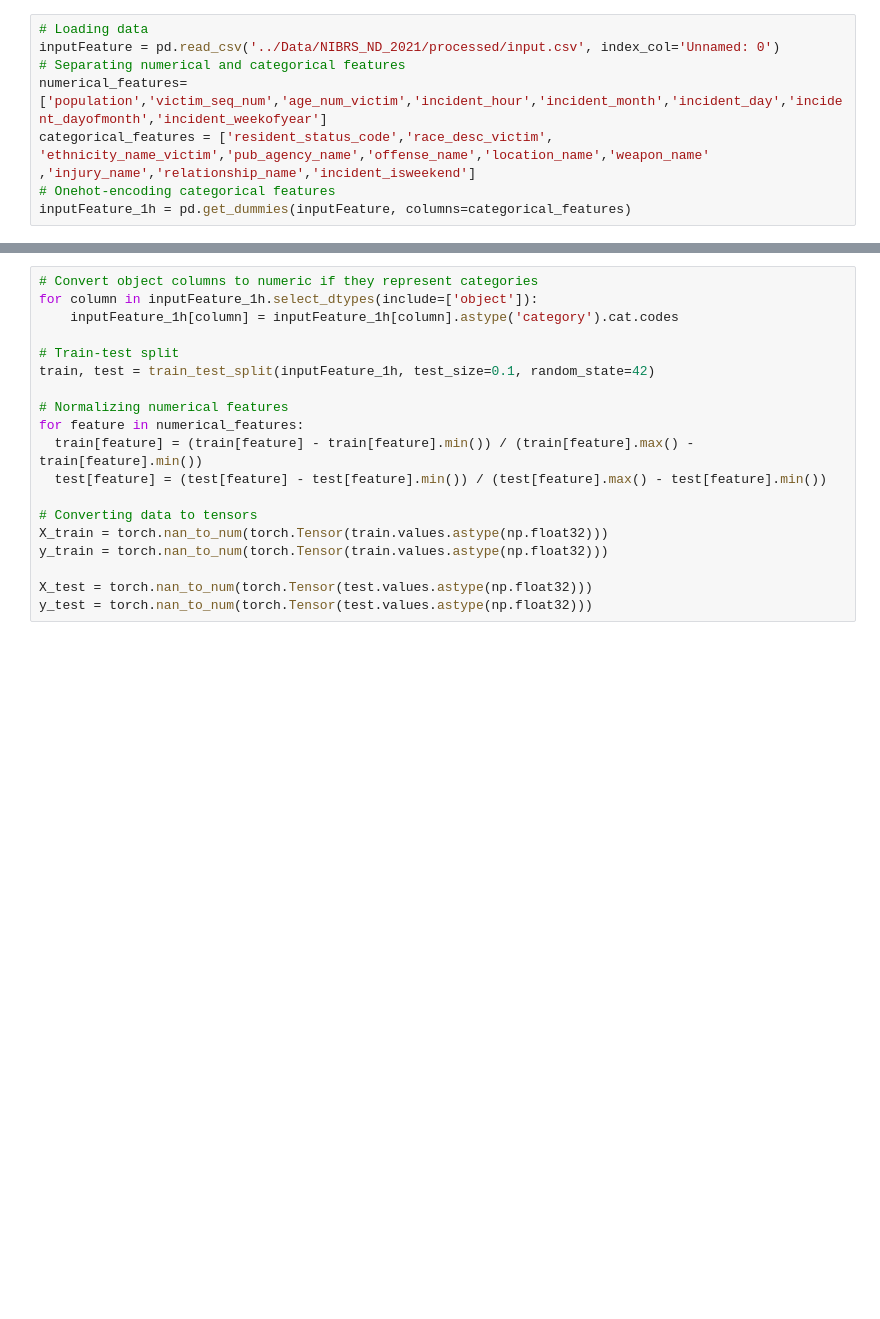
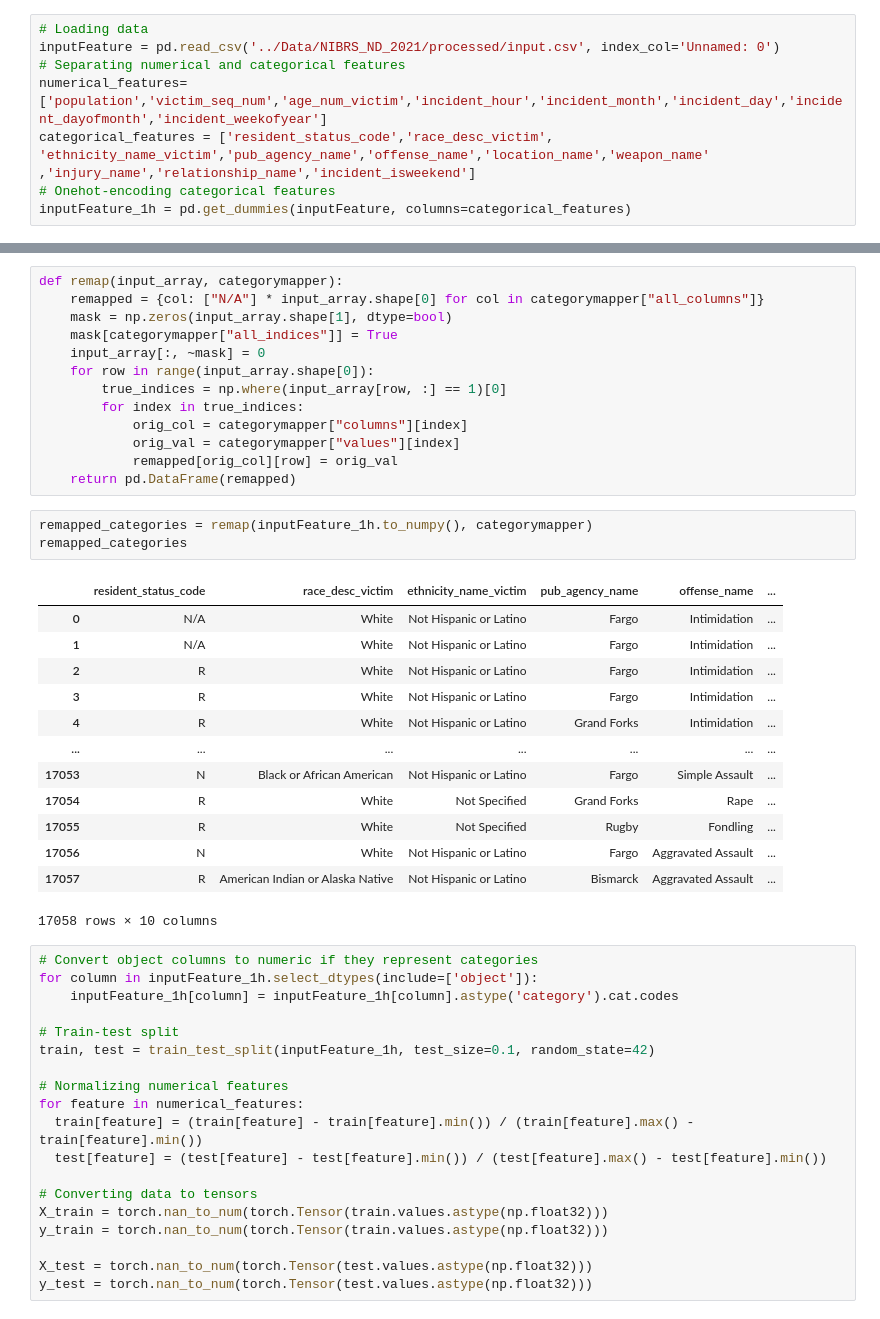
Before and after one commit to skcsanad/crime-analysis, a Jupyter notebook: Notebooks/try_pcaautoencoder.ipynb, the cells around one changed output, grey strips where cells are left out. Cells and saved outputs as stored; diff of their text form; blank space fills up the shorter version.

```diff
--- a/Notebooks/try_pcaautoencoder.ipynb
+++ b/Notebooks/try_pcaautoencoder.ipynb
@@ -49,3 +68,33 @@ inputFeature_1h = pd.get_dummies(inputFeature, columns=categorical_features)
+# %%
+def remap(input_array, categorymapper):
+    remapped = {col: ["N/A"] * input_array.shape[0] for col in categorymapper["all_columns"]}
+    mask = np.zeros(input_array.shape[1], dtype=bool)
+    mask[categorymapper["all_indices"]] = True
+    input_array[:, ~mask] = 0
+    for row in range(input_array.shape[0]):
+        true_indices = np.where(input_array[row, :] == 1)[0]
+        for index in true_indices:
+            orig_col = categorymapper["columns"][index]
+            orig_val = categorymapper["values"][index]
+            remapped[orig_col][row] = orig_val
+    return pd.DataFrame(remapped)
+# %%
+remapped_categories = remap(inputFeature_1h.to_numpy(), categorymapper)
+remapped_categories
+# %% [output]
+|  | resident_status_code | race_desc_victim | ethnicity_name_victim | pub_agency_name | offense_name | ... |
+| 0 | N/A | White | Not Hispanic or Latino | Fargo | Intimidation | ... |
+| 1 | N/A | White | Not Hispanic or Latino | Fargo | Intimidation | ... |
+| 2 | R | White | Not Hispanic or Latino | Fargo | Intimidation | ... |
+| 3 | R | White | Not Hispanic or Latino | Fargo | Intimidation | ... |
+| 4 | R | White | Not Hispanic or Latino | Grand Forks | Intimidation | ... |
+| ... | ... | ... | ... | ... | ... | ... |
+| 17053 | N | Black or African American | Not Hispanic or Latino | Fargo | Simple Assault | ... |
+| 17054 | R | White | Not Specified | Grand Forks | Rape | ... |
+| 17055 | R | White | Not Specified | Rugby | Fondling | ... |
+| 17056 | N | White | Not Hispanic or Latino | Fargo | Aggravated Assault | ... |
+| 17057 | R | American Indian or Alaska Native | Not Hispanic or Latino | Bismarck | Aggravated Assault | ... |
+17058 rows × 10 columns
 # %%
 # Convert object columns to numeric if they represent categories
 for column in inputFeature_1h.select_dtypes(include=['object']):
```
Also changed, not shown: parts of 3 cells of this notebook, 2 other files.
